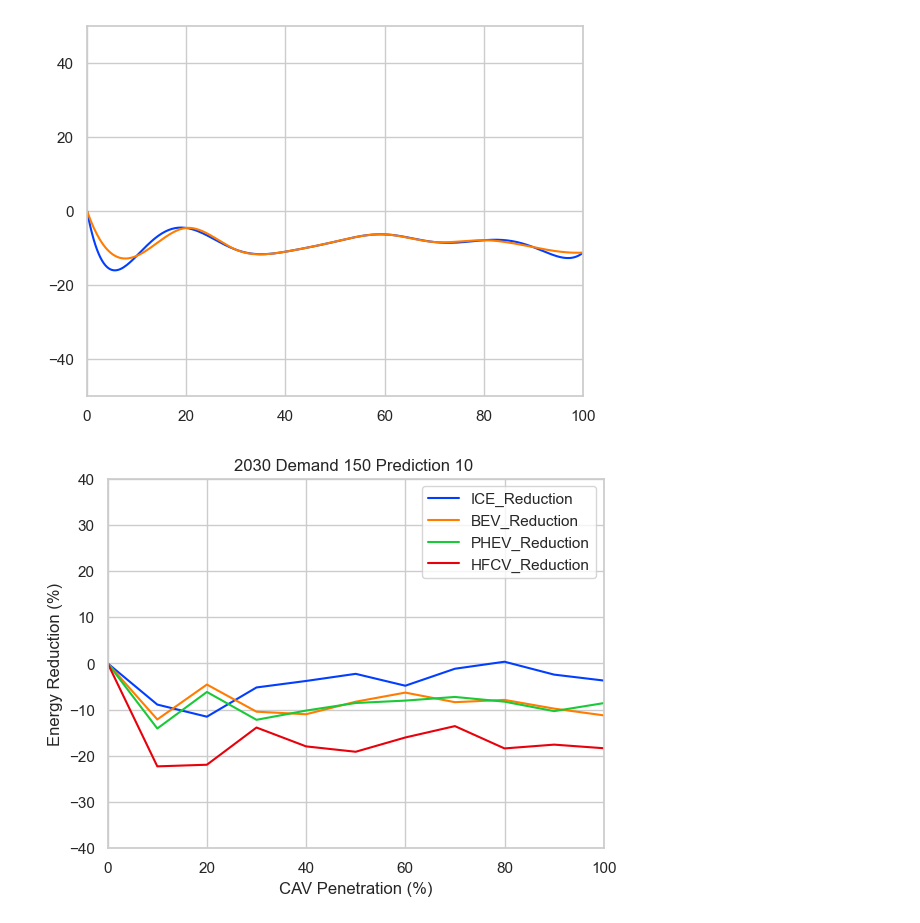
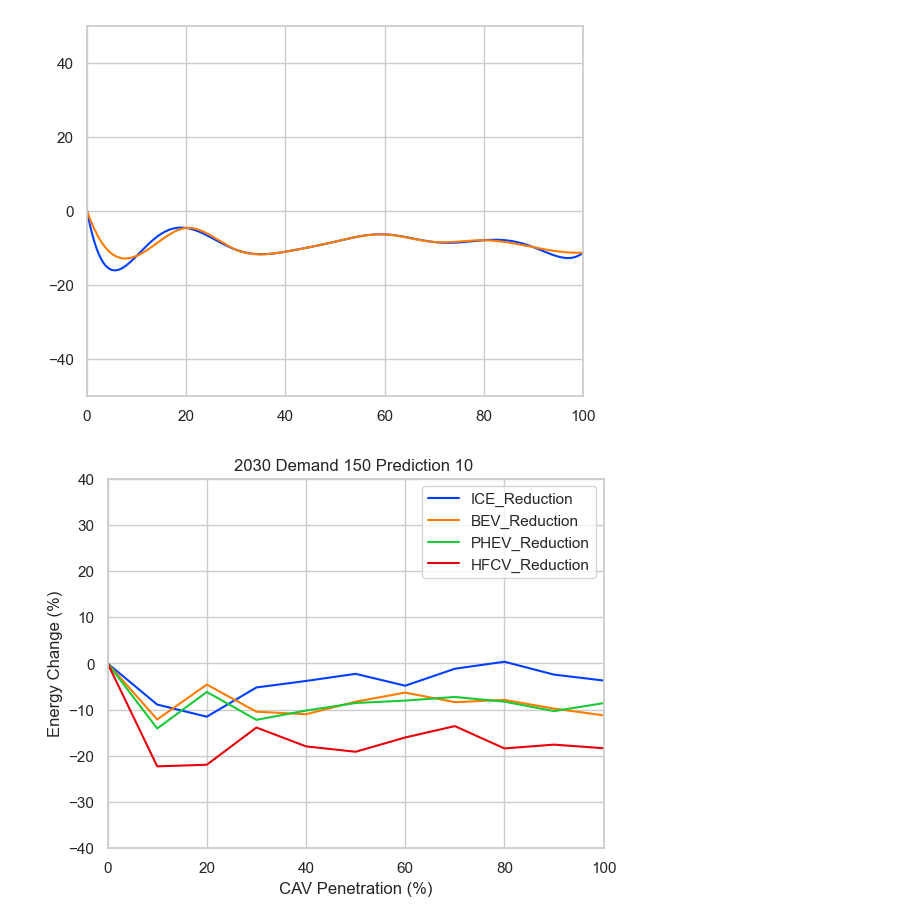
Before and after one commit to AlexWangVT/digital_twin_aimsun_eco_routing, a Jupyter notebook: plot_scripts/test_plot.ipynb, the cells around one changed output. Saved outputs shown, nothing was run; the diff lists cells and outputs as text; code cells hidden in the pictures.

```diff
--- a/plot_scripts/test_plot.ipynb
+++ b/plot_scripts/test_plot.ipynb
@@ -108,27 +108,27 @@ plt.show()
 # %%
 # sns.set_theme(style='whitegrid', palette='Paired')
 sns.set_theme(style='whitegrid', palette='bright')
 # sns.set_style("whitegrid")
 
 # g = sns.barplot(x = 'CAV_Penetration(%)', y = 'Overall_Fuel_Used(gallon)', data = test_df)
 # g = sns.lineplot(x = 'CAV_Penetration(%)', y = 'Overall_Fuel_Reduction', data = target_df, legend='full')
 # g = sns.lineplot(x = 'CAV_Penetration(%)', y = 'Overall_Electricity_Reduction', data = target_df)
 g = sns.lineplot(x = 'CAV_Penetration(%)', y = 'ICE_Reduction', data = target_df, label = 'ICE_Reduction')
 g = sns.lineplot(x = 'CAV_Penetration(%)', y = 'BEV_Reduction', data = target_df, label = 'BEV_Reduction')
 g = sns.lineplot(x = 'CAV_Penetration(%)', y = 'PHEV_Reduction', data = target_df, label = 'PHEV_Reduction')
 g = sns.lineplot(x = 'CAV_Penetration(%)', y = 'HFCV_Reduction', data = target_df, label = 'HFCV_Reduction')
 # g = sns.lmplot(x = 'CAV_Penetration(%)', y = 'ICE_Reduction', data = target_df, order=5, ci=None)
 # g = sns.lmplot(x = 'CAV_Penetration(%)', y = 'BEV_Reduction', data = target_df, order=5, ci=None)
 # g = sns.lmplot(x = 'CAV_Penetration(%)', y = 'PHEV_Reduction', data = target_df, order=5, ci=None)
 # g = sns.lmplot(x = 'CAV_Penetration(%)', y = 'HFCV_Reduction', data = target_df, order=5, ci=None)
 plt.title('{} Demand {} Prediction {} '.format(vehicle_fleet, demand_percentage, prediction_horizon))
-plt.ylabel("Energy Reduction (%)")
+plt.ylabel("Energy Change (%)")
 plt.xlabel("CAV Penetration (%)")
 plt.ylim([-40, 40])
 plt.xlim([0,100])
 plt.legend()
 plt.show(g)
 # g.savefig('test.pdf')
 # %% [output]
-[figure, old version]
+[figure, new version]
 # %%
```
Also changed, not shown: parts of 12 cells of this notebook, 24 other files.
